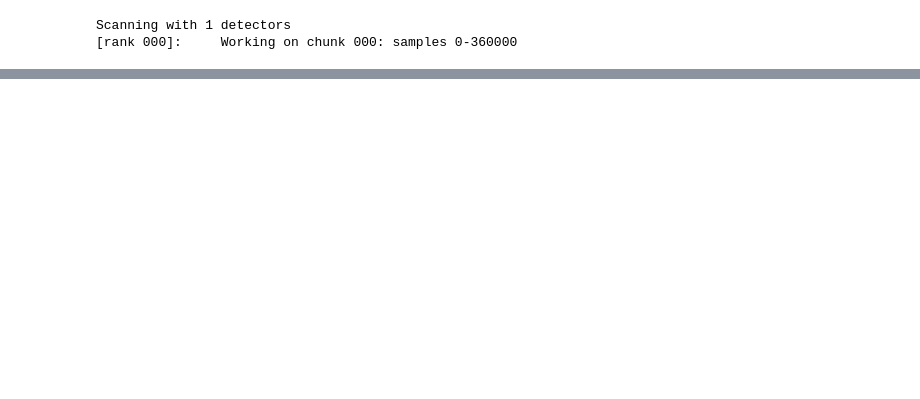
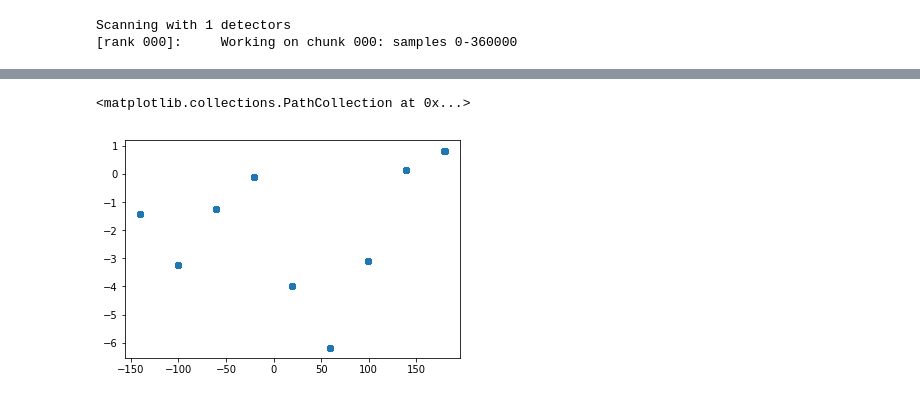
Before and after one commit to AdriJD/beamconv, a Jupyter notebook: notebooks/introduction.ipynb, the cells around one changed output, grey strips where cells are left out. Saved outputs shown, nothing was run; the diff lists cells and outputs as text; code cells hidden in the pictures; blank space fills up the shorter version.

```diff
--- a/notebooks/introduction.ipynb
+++ b/notebooks/introduction.ipynb
@@ -258,0 +189,10 @@ hp.mollview(maps[2])
+# %%
+pix2 = S2.data(S2.chunks[0], beam=beam2, data_type='pix')
+pa2 = S2.data(S2.chunks[0], beam=beam2, data_type='pa')
+tod2 = S2.data(S2.chunks[0], beam=beam2, data_type='tod')
+
+common_pix2 = np.bincount(pix2).argmax()
+plt.scatter(pa2[pix2==common_pix2], tod2[pix2==common_pix2])
+# %% [output]
+<matplotlib.collections.PathCollection at 0x...>
+[figure, added]
```
Also changed, not shown: parts of 35 cells of this notebook.
